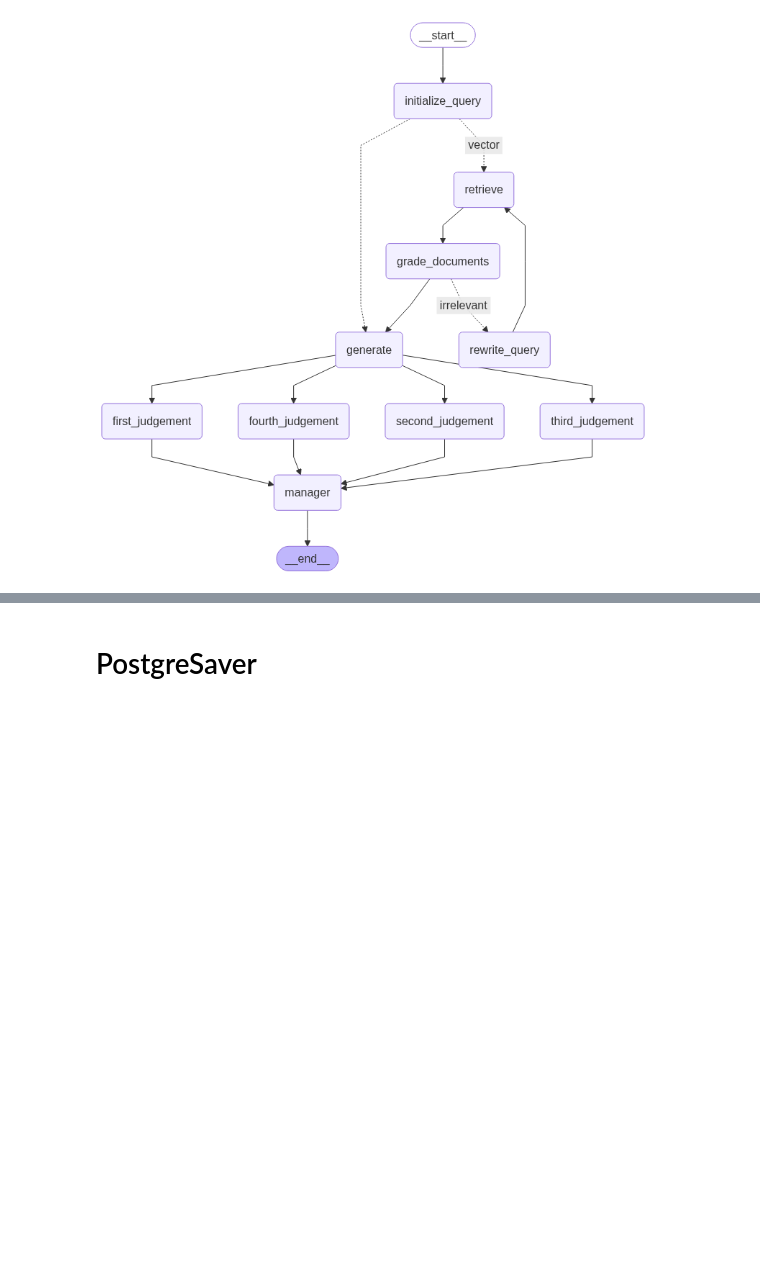
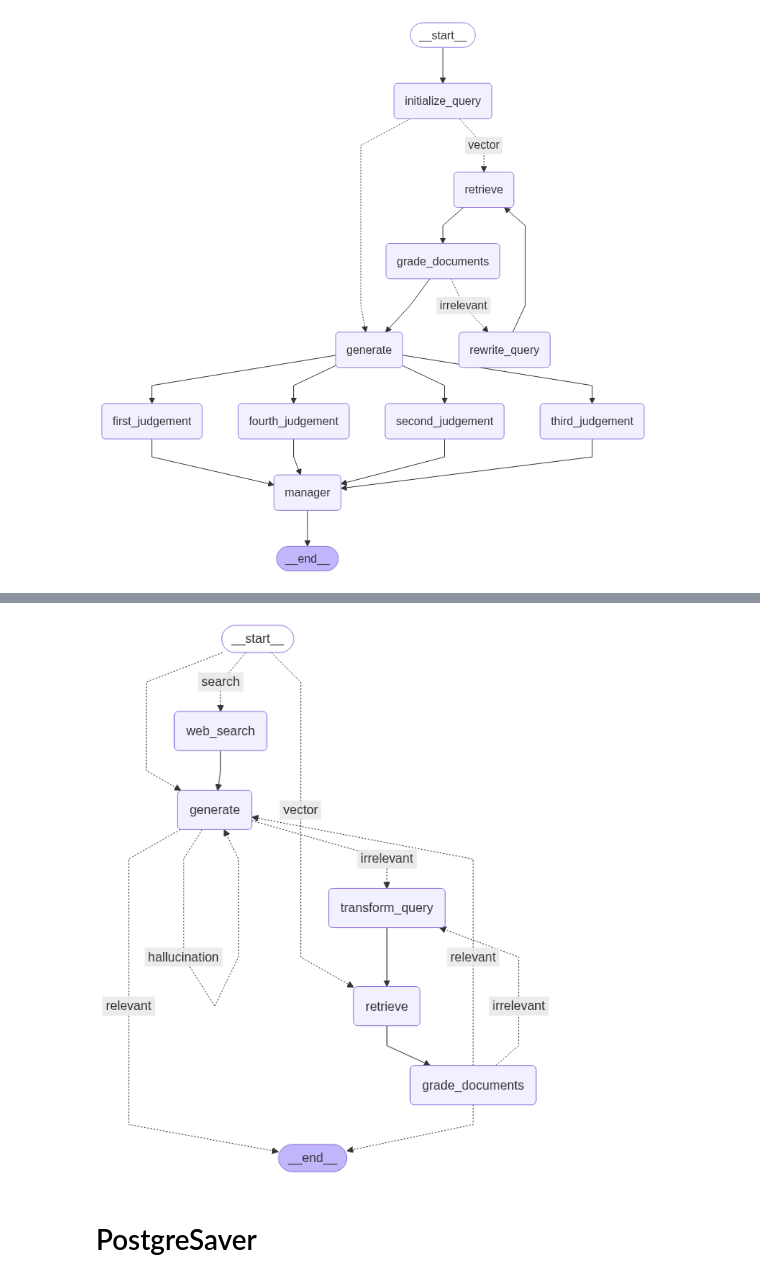
Before and after one commit to GitRani/adaptive-rag-public, a Jupyter notebook: unit_test/test.ipynb, the cells around one changed output, grey strips where cells are left out. Cells and saved outputs as stored; diff of their text form; code cells hidden in the pictures; blank space fills up the shorter version.

```diff
--- a/unit_test/test.ipynb
+++ b/unit_test/test.ipynb
@@ -477,3 +399,14 @@ display(Image(graph.get_graph().draw_mermaid_png()))
+# %%
+import sys
+import os
+sys.path.append(os.path.abspath("../"))  # utils가 상위 폴더에 있을 경우
+from graph.workflow import build_workflow
+
+
+graph = build_workflow('')
+display(Image(graph.get_graph(xray=True).draw_mermaid_png()))
+# %% [output]
+[figure, added]
 # %% [markdown]
 <h1>PostgreSaver</h1>
 # %%
```
Also changed, not shown: parts of 2 cells of this notebook, 1 other file.
